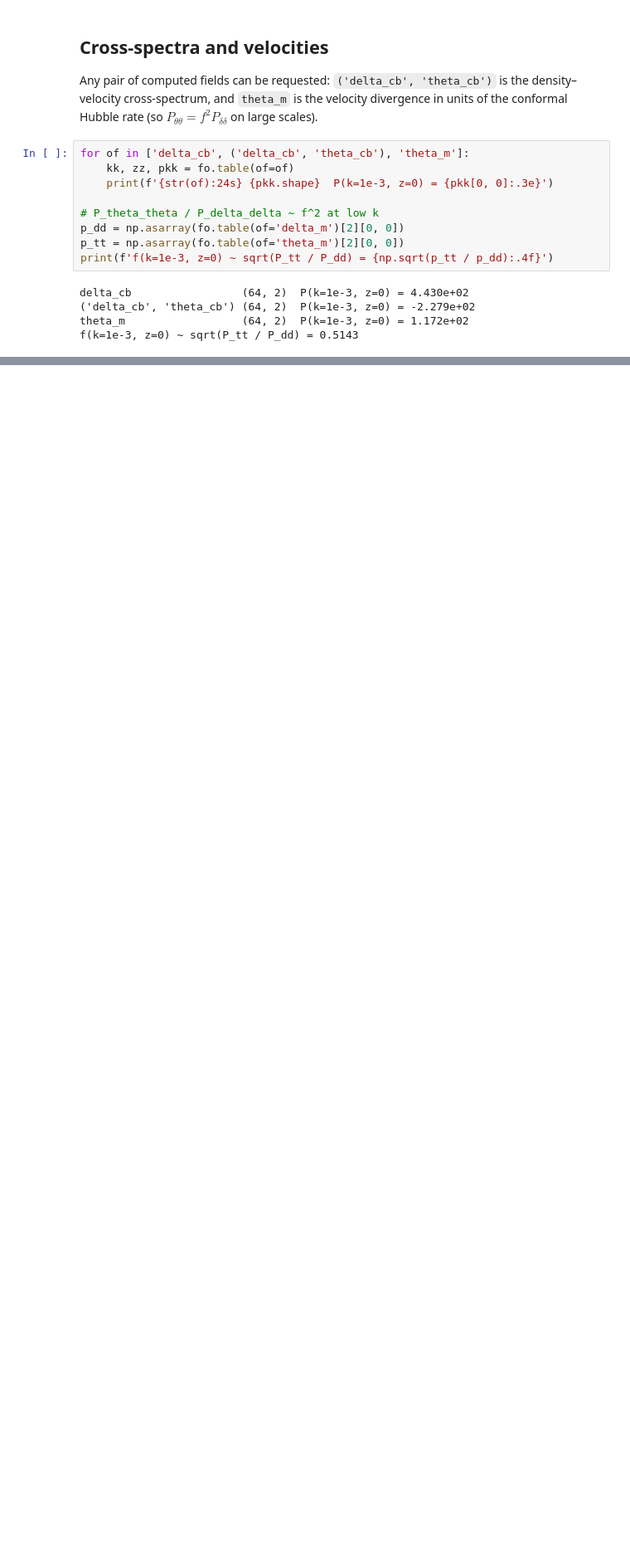
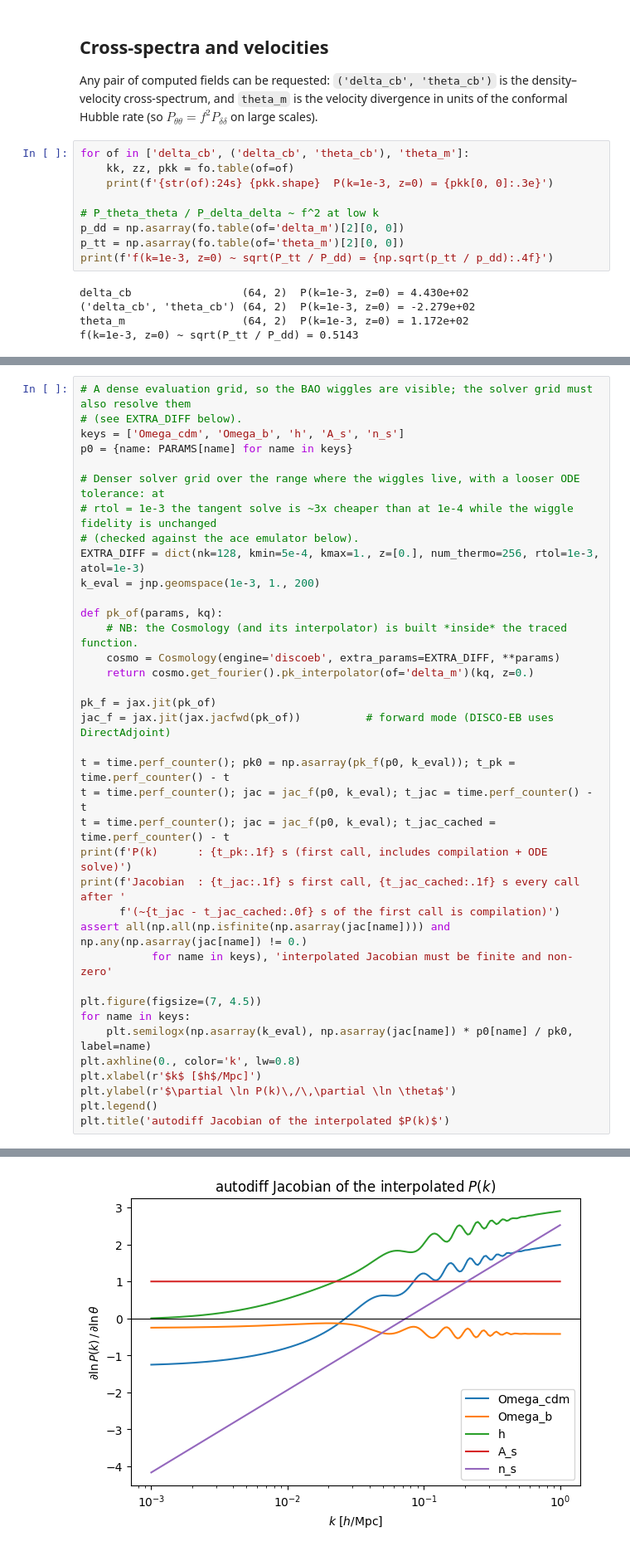
Before and after one commit to cosmodesi/cosmoprimo, a Jupyter notebook: nb/discoeb.ipynb, the cells around one changed output, grey strips where cells are left out. Shown at 83% size. Saved outputs shown, nothing was run; the diff lists cells and outputs as text; blank space fills up the shorter version.

```diff
--- a/nb/discoeb.ipynb
+++ b/nb/discoeb.ipynb
@@ -297,0 +231,38 @@ out-of-bounds Jacobian: all nan (never a silent zero) -> True
+# %%
+# A dense evaluation grid, so the BAO wiggles are visible; the solver grid must also resolve them
+# (see EXTRA_DIFF below).
+keys = ['Omega_cdm', 'Omega_b', 'h', 'A_s', 'n_s']
+p0 = {name: PARAMS[name] for name in keys}
+
+# Denser solver grid over the range where the wiggles live, with a looser ODE tolerance: at
+# rtol = 1e-3 the tangent solve is ~3x cheaper than at 1e-4 while the wiggle fidelity is unchanged
+# (checked against the ace emulator below).
+EXTRA_DIFF = dict(nk=128, kmin=5e-4, kmax=1., z=[0.], num_thermo=256, rtol=1e-3, atol=1e-3)
+k_eval = jnp.geomspace(1e-3, 1., 200)
+
+def pk_of(params, kq):
+    # NB: the Cosmology (and its interpolator) is built *inside* the traced function.
+    cosmo = Cosmology(engine='discoeb', extra_params=EXTRA_DIFF, **params)
+    return cosmo.get_fourier().pk_interpolator(of='delta_m')(kq, z=0.)
+
+pk_f = jax.jit(pk_of)
+jac_f = jax.jit(jax.jacfwd(pk_of))          # forward mode (DISCO-EB uses DirectAdjoint)
+
+t = time.perf_counter(); pk0 = np.asarray(pk_f(p0, k_eval)); t_pk = time.perf_counter() - t
+t = time.perf_counter(); jac = jac_f(p0, k_eval); t_jac = time.perf_counter() - t
+t = time.perf_counter(); jac = jac_f(p0, k_eval); t_jac_cached = time.perf_counter() - t
+print(f'P(k)      : {t_pk:.1f} s (first call, includes compilation + ODE solve)')
+print(f'Jacobian  : {t_jac:.1f} s first call, {t_jac_cached:.1f} s every call after '
+      f'(~{t_jac - t_jac_cached:.0f} s of the first call is compilation)')
+assert all(np.all(np.isfinite(np.asarray(jac[name]))) and np.any(np.asarray(jac[name]) != 0.)
+           for name in keys), 'interpolated Jacobian must be finite and non-zero'
+
+plt.figure(figsize=(7, 4.5))
+for name in keys:
+    plt.semilogx(np.asarray(k_eval), np.asarray(jac[name]) * p0[name] / pk0, label=name)
+plt.axhline(0., color='k', lw=0.8)
+plt.xlabel(r'$k$ [$h$/Mpc]')
+plt.ylabel(r'$\partial \ln P(k)\,/\,\partial \ln \theta$')
+plt.legend()
+plt.title('autodiff Jacobian of the interpolated $P(k)$')
+# %% [output]
@@ -297,0 +272 @@ out-of-bounds Jacobian: all nan (never a silent zero) -> True
+[figure, added]
```
Also changed, not shown: parts of 13 cells of this notebook.
